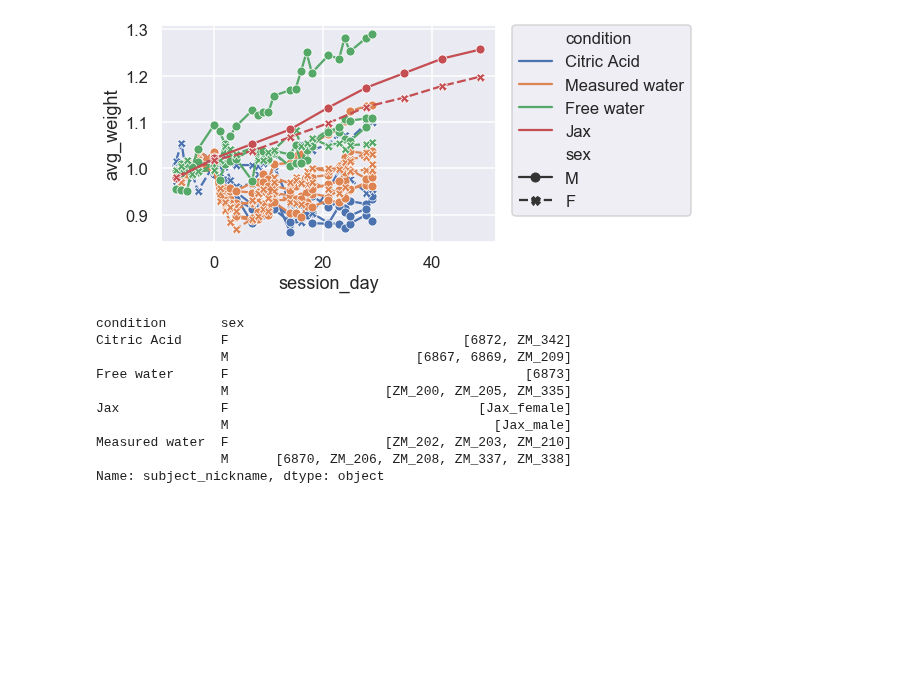
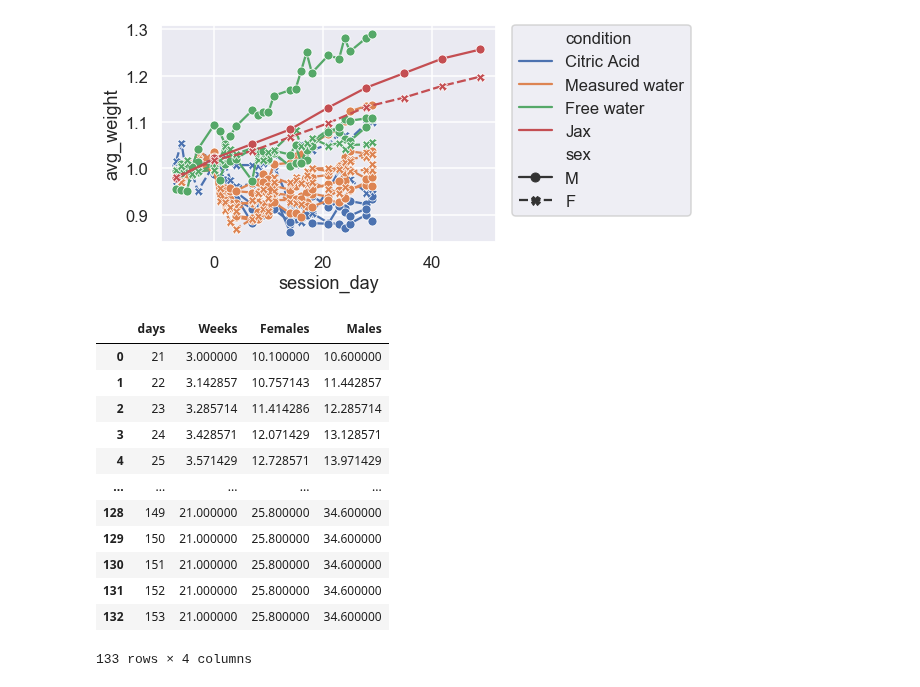
Before and after one commit to int-brain-lab/citricAcid, a Jupyter notebook: thirst_ccu.ipynb, the cells around one changed output. Cells and saved outputs as stored; diff of their text form; code cells hidden in the pictures; blank space fills up the shorter version.

```diff
--- a/thirst_ccu.ipynb
+++ b/thirst_ccu.ipynb
@@ -343,16 +350,3 @@ with sns.axes_style("darkgrid"):
     plt.legend(bbox_to_anchor=(1.05, 1), loc=2, borderaxespad=0.)
 # %% [output]
 [figure]
-# %%
-normalized2.groupby(['condition', 'sex'])['subject_nickname'].unique()
-# %% [output]
-condition       sex
-Citric Acid     F                              [6872, ZM_342]
-                M                        [6867, 6869, ZM_209]
-Free water      F                                      [6873]
-                M                    [ZM_200, ZM_205, ZM_335]
-Jax             F                                [Jax_female]
-                M                                  [Jax_male]
-Measured water  F                    [ZM_202, ZM_203, ZM_210]
-                M      [6870, ZM_206, ZM_208, ZM_337, ZM_338]
-Name: subject_nickname, dtype: object
@@ -371,3 +353,28 @@ expected_growth_female = expected_growth_female.interpolate(method='linear', axi
+# %%
+# INTERPOLATE JAX WEIGHTS PER DAY
+jax_weights = pd.read_csv('data/jax_mouse_weights.csv')
+jax_weights['days'] = jax_weights['Weeks'] * 7
+jax_weights = jax_weights.set_index('days')
+jax_weights = jax_weights.loc[jax_weights.Weeks < 23, :]
+# # https://stackoverflow.com/questions/34693079/python-pandas-dataframe-interpolate-missing-data
+jax_weights = jax_weights.reindex(np.arange(21, 154), fill_value="NaN")
+jax_weights = jax_weights.astype(float)
+jax_weights = jax_weights.interpolate(method='linear', axis=0).bfill().reset_index()
+jax_weights
+# %% [output]
+|  | days | Weeks | Females | Males |
+| 0 | 21 | 3.000000 | 10.100000 | 10.600000 |
+| 1 | 22 | 3.142857 | 10.757143 | 11.442857 |
+| 2 | 23 | 3.285714 | 11.414286 | 12.285714 |
+| 3 | 24 | 3.428571 | 12.071429 | 13.128571 |
+| 4 | 25 | 3.571429 | 12.728571 | 13.971429 |
+| ... | ... | ... | ... | ... |
+| 128 | 149 | 21.000000 | 25.800000 | 34.600000 |
+| 129 | 150 | 21.000000 | 25.800000 | 34.600000 |
+| 130 | 151 | 21.000000 | 25.800000 | 34.600000 |
+| 131 | 152 | 21.000000 | 25.800000 | 34.600000 |
+| 132 | 153 | 21.000000 | 25.800000 | 34.600000 |
+133 rows × 4 columns
 # %%
 # COMPUTE THE EXPECTED GROWTH CURVE BY INTERPOLATING JAX DATA
 normalized_growth = pd.DataFrame([])
```
Also changed, not shown: parts of 15 cells of this notebook, 10 other files.
